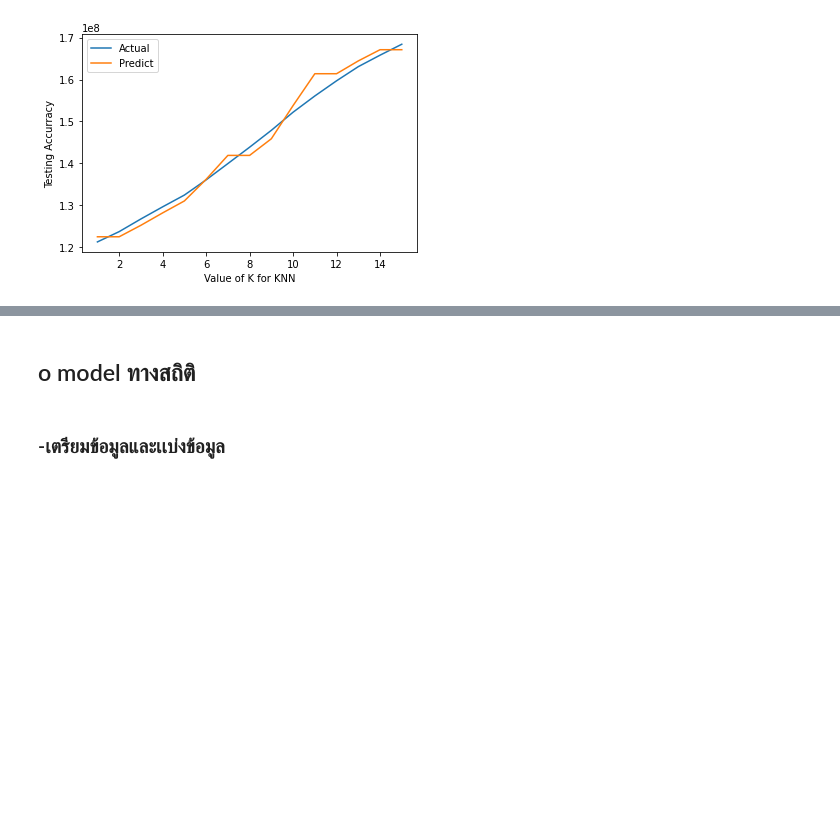
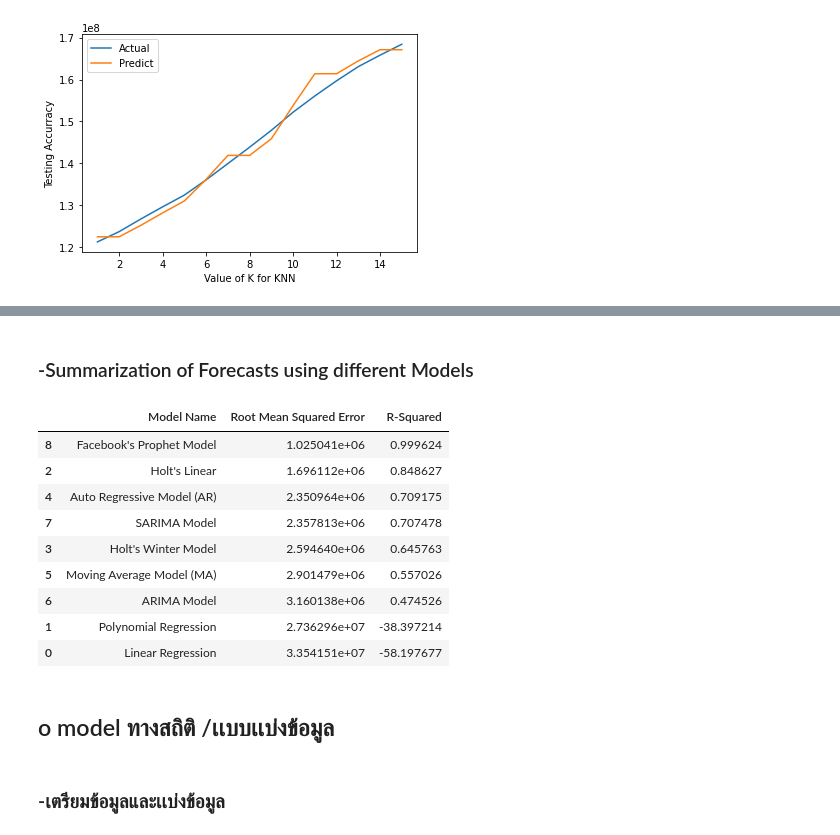
Before and after one commit to Peckkie/DPDM2021, a Jupyter notebook: Mini_Project_COVID19.ipynb, the cells around one changed output, grey strips where cells are left out. Drawn from its saved outputs; the diff is of its cells as text; code cells hidden in the pictures; blank space fills up the shorter version.

```diff
--- a/Mini_Project_COVID19.ipynb
+++ b/Mini_Project_COVID19.ipynb
@@ -1186,0 +1727,8 @@ plt.legend()
+# %%
+forecast_c=prophet_c.make_future_dataframe(periods=25)
+forecast_confirmed=forecast_c.copy()
+# %%
+confirmed_forecast=prophet_c.predict(forecast_c)
+# %%
+model_scores.append(np.sqrt(mean_squared_error(datewise["Confirmed"],confirmed_forecast['yhat'].head(datewise.shape[0]))))
+print("Root Mean Squared Error for Prophet Model: ",np.sqrt(mean_squared_error(datewise["Confirmed"],confirmed_forecast['yhat'].head(datewise.shape[0]))))
@@ -1186,0 +1737,3 @@ plt.legend()
+# %%
+r2_scores.append(r2_score(datewise["Confirmed"],confirmed_forecast['yhat'].head(datewise.shape[0])))
+r2_score(datewise["Confirmed"],confirmed_forecast['yhat'].head(datewise.shape[0]))
@@ -1187,5 +1747,22 @@ plt.legend()
+# %% [markdown]
+### -Summarization of Forecasts using different Models
+# %%
+model_names=["Linear Regression","Polynomial Regression","Holt's Linear","Holt's Winter Model","Auto Regressive Model (AR)","Moving Average Model (MA)","ARIMA Model","SARIMA Model","Facebook's Prophet Model"]
+model_summary=pd.DataFrame(zip(model_names,model_scores,r2_scores),columns=["Model Name","Root Mean Squared Error","R-Squared"]).sort_values(["Root Mean Squared Error"])
+model_summary
+# %% [output]
+|  | Model Name | Root Mean Squared Error | R-Squared |
+| 8 | Facebook's Prophet Model | 1.025041e+06 | 0.999624 |
+| 2 | Holt's Linear | 1.696112e+06 | 0.848627 |
+| 4 | Auto Regressive Model (AR) | 2.350964e+06 | 0.709175 |
+| 7 | SARIMA Model | 2.357813e+06 | 0.707478 |
+| 3 | Holt's Winter Model | 2.594640e+06 | 0.645763 |
+| 5 | Moving Average Model (MA) | 2.901479e+06 | 0.557026 |
+| 6 | ARIMA Model | 3.160138e+06 | 0.474526 |
+| 1 | Polynomial Regression | 2.736296e+07 | -38.397214 |
+| 0 | Linear Regression | 3.354151e+07 | -58.197677 |
 # %% [markdown]
-## o model ทางสถิติ
+## o model ทางสถิติ /เเบบเเบ่งข้อมูล
 # %% [markdown]
 ### -เตรียมข้อมูลและเเบ่งข้อมูล
 # %%
```
Also changed, not shown: parts of 114 cells of this notebook.
